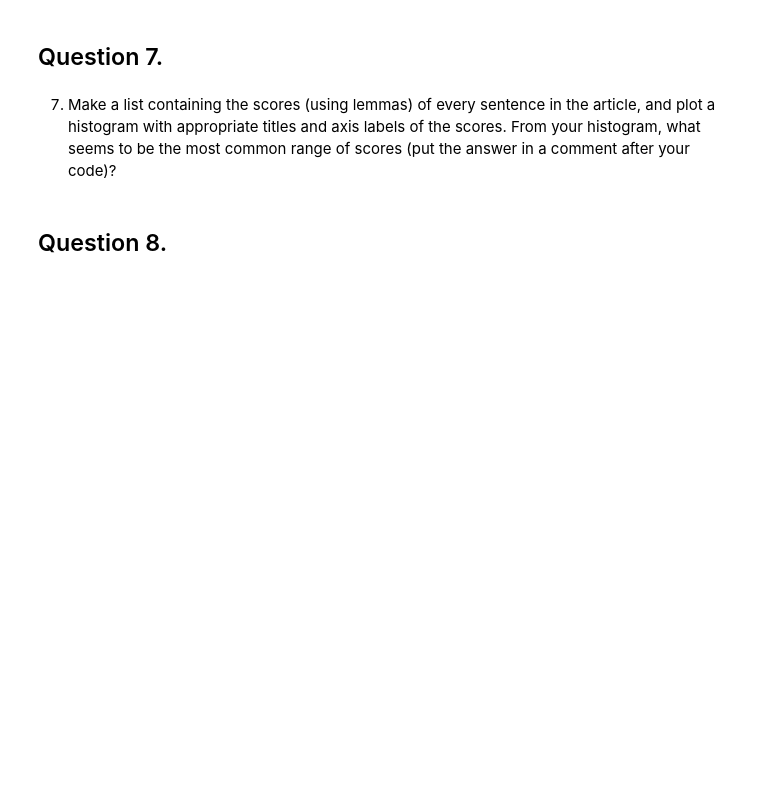
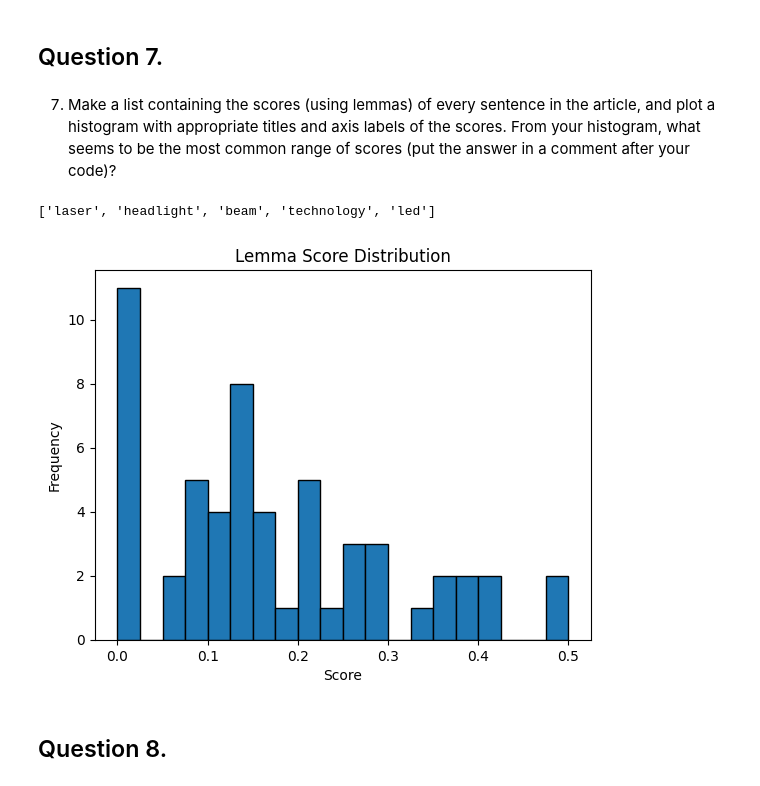
Before and after one commit to DMill31/web-scraping, a Jupyter notebook: web-scraping.ipynb, the cells around one changed output. Drawn from its saved outputs; the diff is of its cells as text; code cells hidden in the pictures; blank space fills up the shorter version.

```diff
--- a/web-scraping.ipynb
+++ b/web-scraping.ipynb
@@ -186,6 +207,23 @@ def score_sentence_by_lemma(sentence, interesting_lemmas):
 ## Question 7.
 # %% [markdown]
 7. Make a list containing the scores (using lemmas) of every sentence in the article, and plot a histogram with appropriate titles and axis labels of the scores.  From your histogram, what seems to be the most common range of scores (put the answer in a comment after your code)?
+# %%
+used_lemmas = [t[0] for t in lemma_freq.most_common(5)]
+print(used_lemmas)
+
+scores = []
+for sent in doc.sents:
+    scores.append(score_sentence_by_lemma(sent.text, used_lemmas))
+
+# Plotting the scores on a histogram
+plt.hist(scores, bins=20, edgecolor='black')
+plt.title('Lemma Score Distribution')
+plt.xlabel('Score')
+plt.ylabel('Frequency')
+plt.show()
+# %% [output]
+['laser', 'headlight', 'beam', 'technology', 'led']
+[figure, added]
 # %% [markdown]
 ## Question 8.
 # %% [markdown]
```
Also changed, not shown: parts of 2 cells of this notebook.
